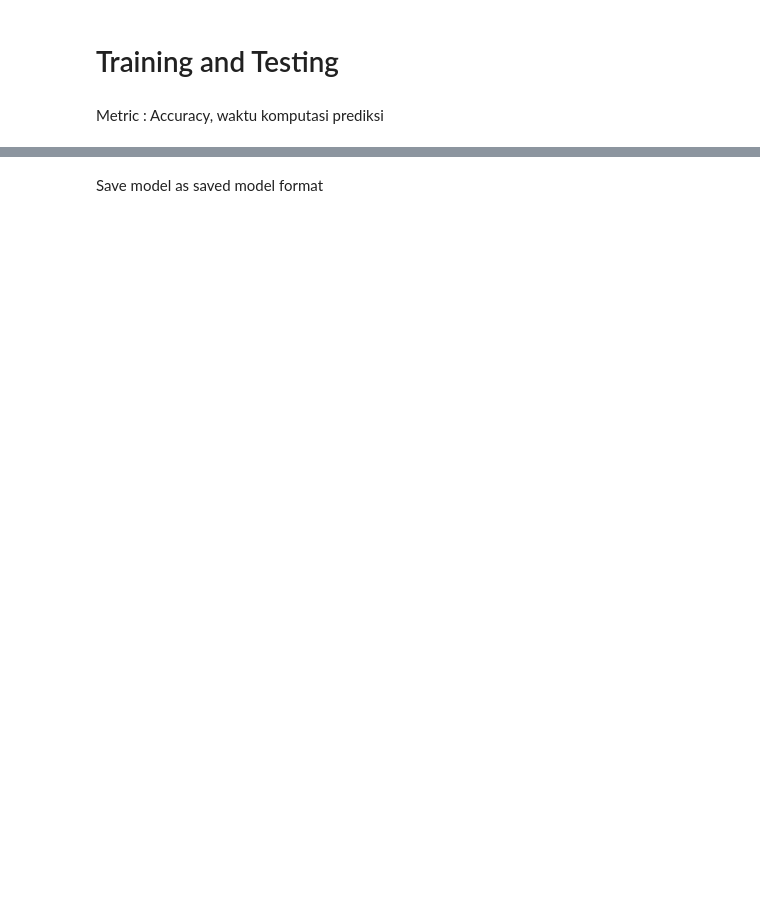
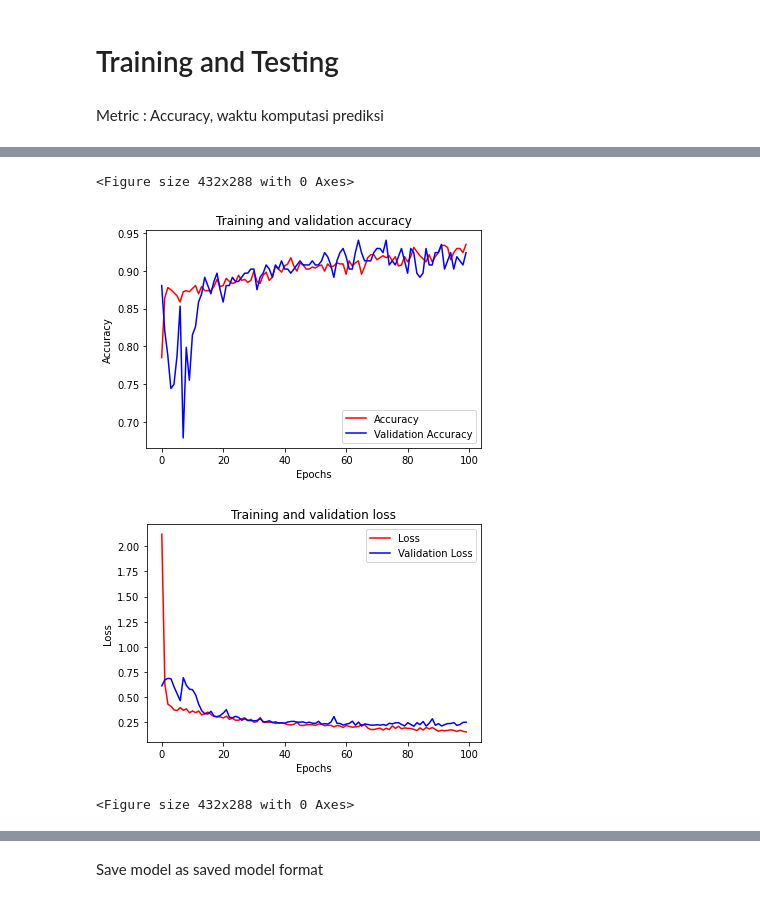
Before and after one commit to DaffRazan/Lunion, a Jupyter notebook: Machine Learning/Deep Learning pendeteksi penyakit paru.ipynb, the cells around one changed output, grey strips where cells are left out. Drawn from its saved outputs; the diff is of its cells as text; code cells hidden in the pictures; blank space fills up the shorter version.

```diff
--- a/Machine Learning/Deep Learning pendeteksi penyakit paru.ipynb
+++ b/Machine Learning/Deep Learning pendeteksi penyakit paru.ipynb
@@ -345,4 +376,4 @@ oh_labels = to_categorical(i_labels)
 # %%
 # train test split
-x_train, x_test, y_train, y_test = train_test_split(preprocessed_data1, oh_labels, stratify=oh_labels,
+x_train, x_test, y_train, y_test = train_test_split(preprocessed_data, oh_labels_3, stratify=oh_labels_3,
                                                     test_size=0.2, random_state = 42)
@@ -353,11 +382,14 @@ oh_labels.shape[1]
 # %% [markdown]
 Metric : Accuracy, waktu komputasi prediksi
 # %%
-num_rows = 128
-num_columns = 862
+from keras.layers.normalization import BatchNormalization
+
+num_rows = 20
+num_columns = 157
 num_channels = 1
 
-num_labels = oh_labels.shape[1]
+
+num_labels = oh_labels_3.shape[1]
 filter_size = 2
 
 # Construct model
@@ -366,18 +398,17 @@ model.add(Conv2D(filters=16, kernel_size=filter_size,
                  input_shape=(num_rows, num_columns, num_channels), activation='relu'))
 model.add(MaxPooling2D(pool_size=2))
 model.add(Dropout(0.2))
+model.add(Dense(64, activation='relu'))
 
 model.add(Conv2D(filters=32, kernel_size=filter_size, activation='relu'))
 model.add(MaxPooling2D(pool_size=2))
 model.add(Dropout(0.2))
+model.add(Dense(64, activation='relu'))
 
 model.add(Conv2D(filters=64, kernel_size=filter_size, activation='relu'))
 model.add(MaxPooling2D(pool_size=2))
 model.add(Dropout(0.2))
 
-model.add(Conv2D(filters=128, kernel_size=filter_size, activation='relu'))
-model.add(MaxPooling2D(pool_size=2))
-model.add(Dropout(0.2))
 
 model.add(GlobalAveragePooling2D())
 
@@ -389,8 +438,8 @@ model.summary()
 model.compile(loss='categorical_crossentropy', metrics=['accuracy'], optimizer='adam')
 # %%
 # train model
-num_epochs = 10
-num_batch_size = 128
+num_epochs = 100
+num_batch_size = 64
 
 callbacks = [
     ModelCheckpoint(
@@ -409,5 +458,6 @@ history = model.fit(x_train, y_train, batch_size=num_batch_size, epochs=num_epoc
           validation_data=(x_test, y_test), callbacks=callbacks, verbose=1)
 
 
+
 duration = datetime.now() - start
 print("Training completed in time: ", duration)
@@ -414,37 +482,50 @@ print("Training completed in time: ", duration)
 # %%
-%matplotlib inline
-
 import matplotlib.image  as mpimg
 import matplotlib.pyplot as plt
 
 #-----------------------------------------------------------
 # Retrieve a list of list results on training and test data
 # sets for each training epoch
 #-----------------------------------------------------------
 acc=history.history['accuracy']
 val_acc=history.history['val_accuracy']
 loss=history.history['loss']
 val_loss=history.history['val_loss']
 
 epochs=range(len(acc)) # Get number of epochs
 
 #------------------------------------------------
 # Plot training and validation accuracy per epoch
 #------------------------------------------------
-plt.plot(epochs, acc, 'r', "Training Accuracy")
-plt.plot(epochs, val_acc, 'b', "Validation Accuracy")
+plt.plot(epochs, acc, 'r')
+plt.plot(epochs, val_acc, 'b')
 plt.title('Training and validation accuracy')
+plt.xlabel("Epochs")
+plt.ylabel("Accuracy")
+plt.legend(["Accuracy", "Validation Accuracy"])
+
 plt.figure()
 
 #------------------------------------------------
 # Plot training and validation loss per epoch
 #------------------------------------------------
-plt.plot(epochs, loss, 'r', "Training Loss")
-plt.plot(epochs, val_loss, 'b', "Validation Loss")
+plt.plot(epochs, loss, 'r')
+plt.plot(epochs, val_loss, 'b')
+plt.title('Training and validation loss')
+plt.xlabel("Epochs")
+plt.ylabel("Loss")
+plt.legend(["Loss", "Validation Loss"])
+
 plt.figure()
 
 
-# Desired output. Charts with training and validation metrics. No crash :)
+# Expected Output
+# A chart where the validation loss does not increase sharply!
+# %% [output]
+<Figure size 432x288 with 0 Axes>
+[figure, added]
+[figure, added]
+<Figure size 432x288 with 0 Axes>
 # %%
 # Evaluating the model on the training and testing set
 score = model.evaluate(x_train, y_train, verbose=0)
```
Also changed, not shown: parts of 50 cells of this notebook.
